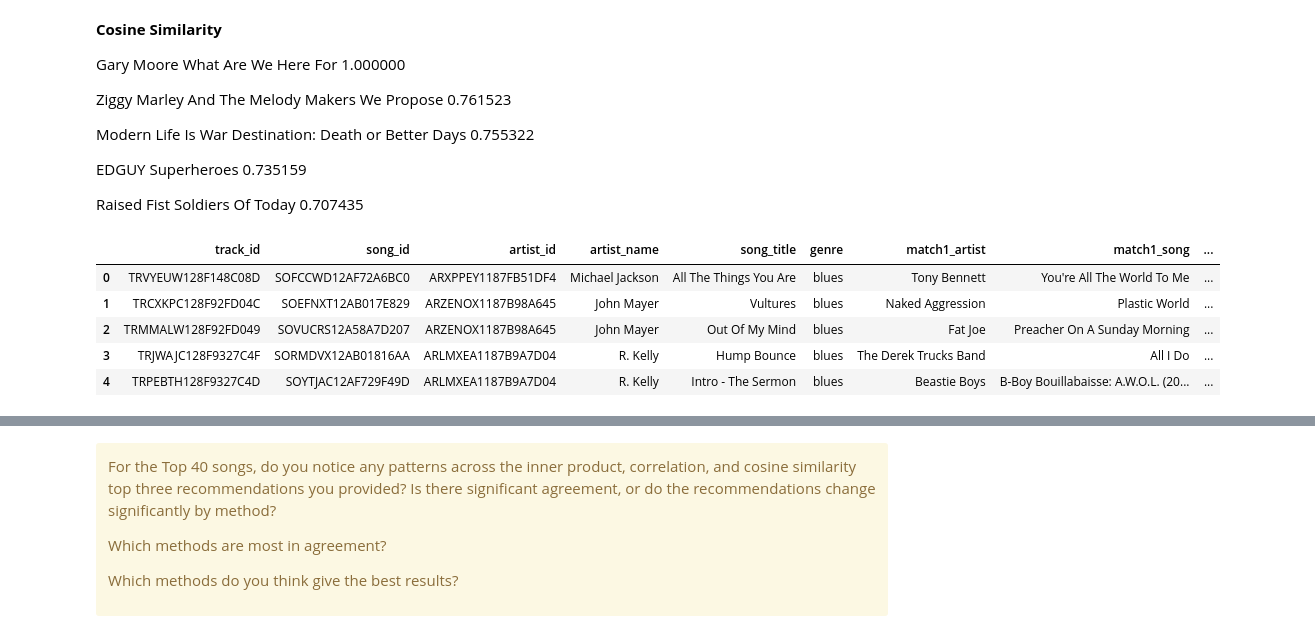
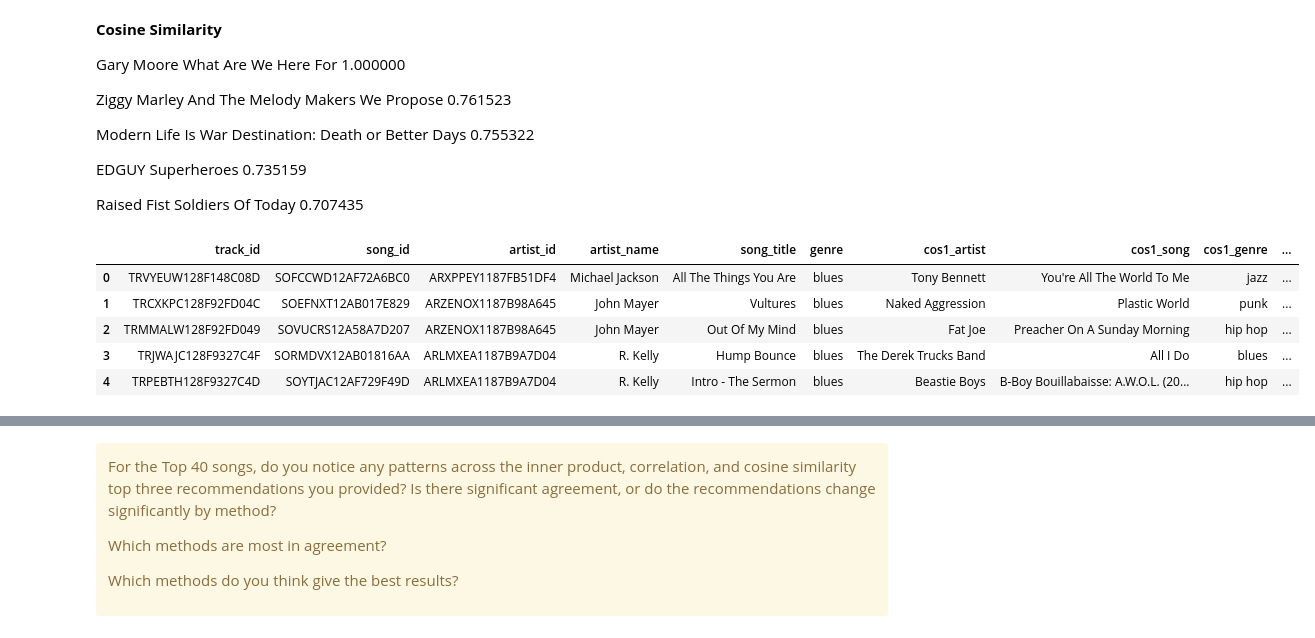
Before and after one commit to ae-phillips/uu_vectors_and_matrices, a Jupyter notebook: Thursday Lab/lab_01.ipynb, the cells around one changed output, grey strips where cells are left out. Saved outputs shown, nothing was run; the diff lists cells and outputs as text; code cells hidden in the pictures.

```diff
--- a/Thursday Lab/lab_01.ipynb
+++ b/Thursday Lab/lab_01.ipynb
@@ -570,50 +606,48 @@ Raised Fist	Soldiers Of Today	                          0.707435
 def cosine_scores(matrix, query_vector):
     numerators = matrix @ query_vector
     matrix_norms = np.linalg.norm(matrix, axis=1)
     query_norm = np.linalg.norm(query_vector)
     denominators = matrix_norms * query_norm
     return np.divide(
         numerators,
         denominators,
         out=np.zeros_like(numerators),
         where=denominators != 0,
     )
-
 
 cos_top_results = top_40.copy()
 
 for i in range(len(top_40)):
     song_id = top_40.iloc[i]["song_id"]
     song_index = songs[songs["song_id"] == song_id].index[0]
     song_vector = X[song_index]
 
     cos_top_scores = cosine_scores(X, song_vector)
 
     cos_top_scores[song_index] = -np.inf
     cos_top_indices = np.argsort(cos_top_scores)[::-1][:3]
     cos_top_scores = cos_top_scores[cos_top_indices]
 
-    cos_top_results.loc[i, "match1_artist"] = songs.iloc[cos_top_indices[0]]["artist_name"]
-    cos_top_results.loc[i, "match1_song"] = songs.iloc[cos_top_indices[0]]["song_title"]
-    cos_top_results.loc[i, "match1_genre"] = songs.iloc[cos_top_indices[0]]["genre"]
-    cos_top_results.loc[i, "match1_score"] = cos_top_scores[0]
+    cos_top_results.loc[i, "cos1_artist"] = songs.iloc[cos_top_indices[0]]["artist_name"]
+    cos_top_results.loc[i, "cos1_song"] = songs.iloc[cos_top_indices[0]]["song_title"]
+    cos_top_results.loc[i, "cos1_genre"] = songs.iloc[cos_top_indices[0]]["genre"]
+    cos_top_results.loc[i, "cos1_score"] = cos_top_scores[0]
 
-    cos_top_results.loc[i, "match2_artist"] = songs.iloc[cos_top_indices[1]]["artist_name"]
-    cos_top_results.loc[i, "match2_song"] = songs.iloc[cos_top_indices[1]]["song_title"]
-    cos_top_results.loc[i, "match2_genre"] = songs.iloc[cos_top_indices[1]]["genre"]
-    cos_top_results.loc[i, "match2_score"] = cos_top_scores[1]
+    cos_top_results.loc[i, "cos2_artist"] = songs.iloc[cos_top_indices[1]]["artist_name"]
+    cos_top_results.loc[i, "cos2_song"] = songs.iloc[cos_top_indices[1]]["song_title"]
+    cos_top_results.loc[i, "cos2_genre"] = songs.iloc[cos_top_indices[1]]["genre"]
+    cos_top_results.loc[i, "cos2_score"] = cos_top_scores[1]
 
-    cos_top_results.loc[i, "match3_artist"] = songs.iloc[cos_top_indices[2]]["artist_name"]
-    cos_top_results.loc[i, "match3_song"] = songs.iloc[cos_top_indices[2]]["song_title"]
-    cos_top_results.loc[i, "match3_genre"] = songs.iloc[cos_top_indices[2]]["genre"]
-    cos_top_results.loc[i, "match3_score"] = cos_top_scores[2]
-
+    cos_top_results.loc[i, "cos3_artist"] = songs.iloc[cos_top_indices[2]]["artist_name"]
+    cos_top_results.loc[i, "cos3_song"] = songs.iloc[cos_top_indices[2]]["song_title"]
+    cos_top_results.loc[i, "cos3_genre"] = songs.iloc[cos_top_indices[2]]["genre"]
+    cos_top_results.loc[i, "cos3_score"] = cos_top_scores[2]
 
 cos_top_results.head()
 # %% [output]
-|  | track_id | song_id | artist_id | artist_name | song_title | genre | match1_artist | match1_song | ... |
-| 0 | TRVYEUW128F148C08D | SOFCCWD12AF72A6BC0 | ARXPPEY1187FB51DF4 | Michael Jackson | All The Things You Are | blues | Tony Bennett | You're All The World To Me | ... |
-| 1 | TRCXKPC128F92FD04C | SOEFNXT12AB017E829 | ARZENOX1187B98A645 | John Mayer | Vultures | blues | Naked Aggression | Plastic World | ... |
-| 2 | TRMMALW128F92FD049 | SOVUCRS12A58A7D207 | ARZENOX1187B98A645 | John Mayer | Out Of My Mind | blues | Fat Joe | Preacher On A Sunday Morning | ... |
-| 3 | TRJWAJC128F9327C4F | SORMDVX12AB01816AA | ARLMXEA1187B9A7D04 | R. Kelly | Hump Bounce | blues | The Derek Trucks Band | All I Do | ... |
-| 4 | TRPEBTH128F9327C4D | SOYTJAC12AF729F49D | ARLMXEA1187B9A7D04 | R. Kelly | Intro - The Sermon | blues | Beastie Boys | B-Boy Bouillabaisse: A.W.O.L. (20... | ... |
+|  | track_id | song_id | artist_id | artist_name | song_title | genre | cos1_artist | cos1_song | cos1_genre | ... |
+| 0 | TRVYEUW128F148C08D | SOFCCWD12AF72A6BC0 | ARXPPEY1187FB51DF4 | Michael Jackson | All The Things You Are | blues | Tony Bennett | You're All The World To Me | jazz | ... |
+| 1 | TRCXKPC128F92FD04C | SOEFNXT12AB017E829 | ARZENOX1187B98A645 | John Mayer | Vultures | blues | Naked Aggression | Plastic World | punk | ... |
+| 2 | TRMMALW128F92FD049 | SOVUCRS12A58A7D207 | ARZENOX1187B98A645 | John Mayer | Out Of My Mind | blues | Fat Joe | Preacher On A Sunday Morning | hip hop | ... |
+| 3 | TRJWAJC128F9327C4F | SORMDVX12AB01816AA | ARLMXEA1187B9A7D04 | R. Kelly | Hump Bounce | blues | The Derek Trucks Band | All I Do | blues | ... |
+| 4 | TRPEBTH128F9327C4D | SOYTJAC12AF729F49D | ARLMXEA1187B9A7D04 | R. Kelly | Intro - The Sermon | blues | Beastie Boys | B-Boy Bouillabaisse: A.W.O.L. (20... | hip hop | ... |
```
Also changed, not shown: parts of 13 cells of this notebook, 1 other file.
